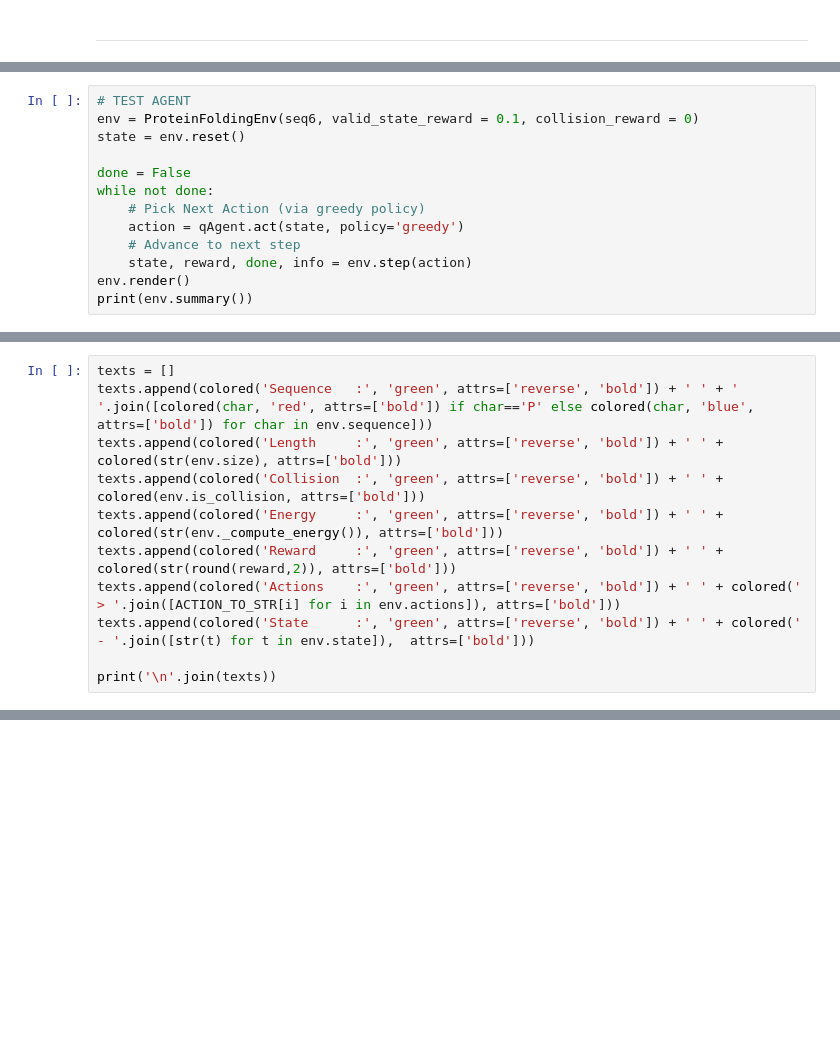
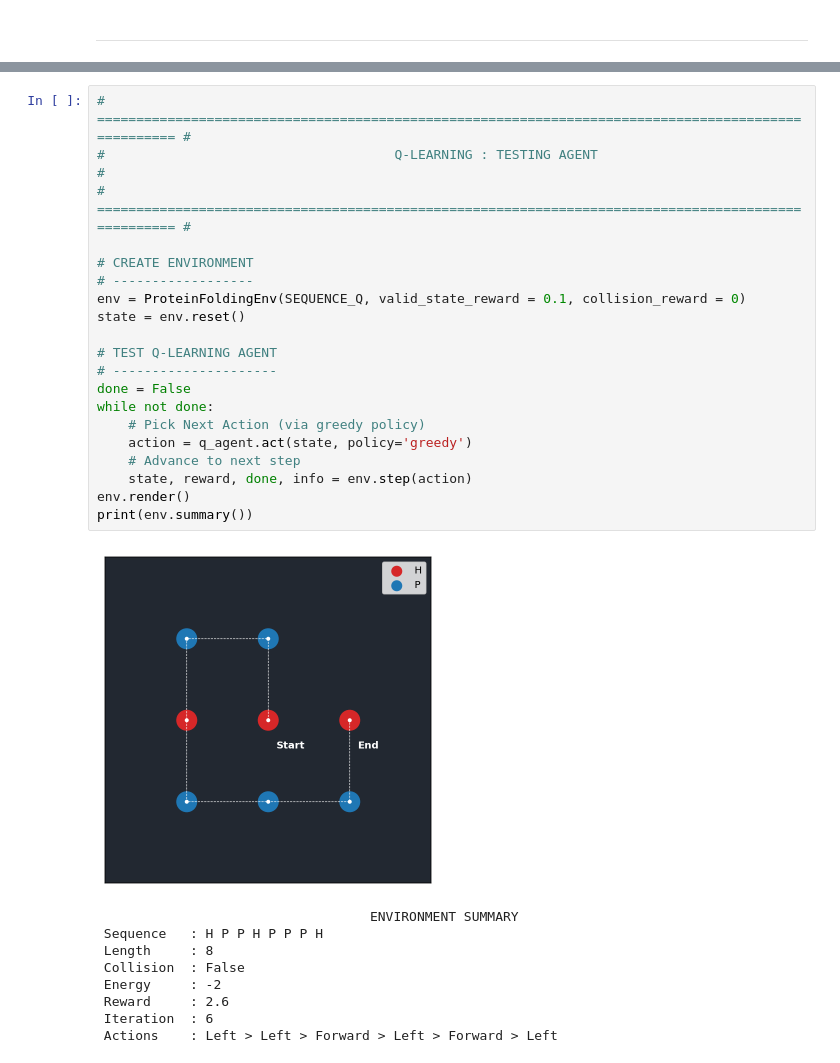
Before and after one commit to SAMY-ER/Protein-Structure-Prediction, a Jupyter notebook: notebooks/Protein Folding Problem - RL.ipynb, the cells around one changed output, grey strips where cells are left out. Drawn from its saved outputs; the diff is of its cells as text; blank space fills up the shorter version.

```diff
--- a/notebooks/Protein Folding Problem - RL.ipynb
+++ b/notebooks/Protein Folding Problem - RL.ipynb
@@ -296,13 +57,0 @@ Training Finished !
-# %%
-# TEST AGENT
-env = ProteinFoldingEnv(seq6, valid_state_reward = 0.1, collision_reward = 0)
-state = env.reset()
-
-done = False
-while not done:
-    # Pick Next Action (via greedy policy)
-    action = qAgent.act(state, policy='greedy')
-    # Advance to next step
-    state, reward, done, info = env.step(action)
-env.render()
-print(env.summary())
@@ -345,11 +57,0 @@ plt.title('Moving Average Reward by Episode - Window : {}'.format(step));
-# %%
-texts = []
-texts.append(colored('Sequence   :', 'green', attrs=['reverse', 'bold']) + ' ' + ' '.join([colored(char, 'red', attrs=['bold']) if char=='P' else colored(char, 'blue', attrs=['bold']) for char in env.sequence]))
-texts.append(colored('Length     :', 'green', attrs=['reverse', 'bold']) + ' ' + colored(str(env.size), attrs=['bold']))
-texts.append(colored('Collision  :', 'green', attrs=['reverse', 'bold']) + ' ' + colored(env.is_collision, attrs=['bold']))
-texts.append(colored('Energy     :', 'green', attrs=['reverse', 'bold']) + ' ' + colored(str(env._compute_energy()), attrs=['bold']))
-texts.append(colored('Reward     :', 'green', attrs=['reverse', 'bold']) + ' ' + colored(str(round(reward,2)), attrs=['bold']))
-texts.append(colored('Actions    :', 'green', attrs=['reverse', 'bold']) + ' ' + colored(' > '.join([ACTION_TO_STR[i] for i in env.actions]), attrs=['bold']))
-texts.append(colored('State      :', 'green', attrs=['reverse', 'bold']) + ' ' + colored(' - '.join([str(t) for t in env.state]),  attrs=['bold']))
-
-print('\n'.join(texts))
@@ -411,0 +333,30 @@ max(T_y)+1 - (min(T_y)-1)
+# %%
+# ==================================================================================================== #
+#                                     Q-LEARNING : TESTING AGENT                                       #
+# ==================================================================================================== #
+
+# CREATE ENVIRONMENT
+# ------------------
+env = ProteinFoldingEnv(SEQUENCE_Q, valid_state_reward = 0.1, collision_reward = 0)
+state = env.reset()
+
+# TEST Q-LEARNING AGENT
+# ---------------------
+done = False
+while not done:
+    # Pick Next Action (via greedy policy)
+    action = q_agent.act(state, policy='greedy')
+    # Advance to next step
+    state, reward, done, info = env.step(action)
+env.render()
+print(env.summary())
+# %% [output]
+[figure, added]
+                                   ENVIRONMENT SUMMARY
+ Sequence   : H P P H P P P H
+ Length     : 8
+ Collision  : False
+ Energy     : -2
+ Reward     : 2.6
+ Iteration  : 6
+ Actions    : Left > Left > Forward > Left > Forward > Left
```
Also changed, not shown: parts of 52 cells of this notebook, 2 other files.
